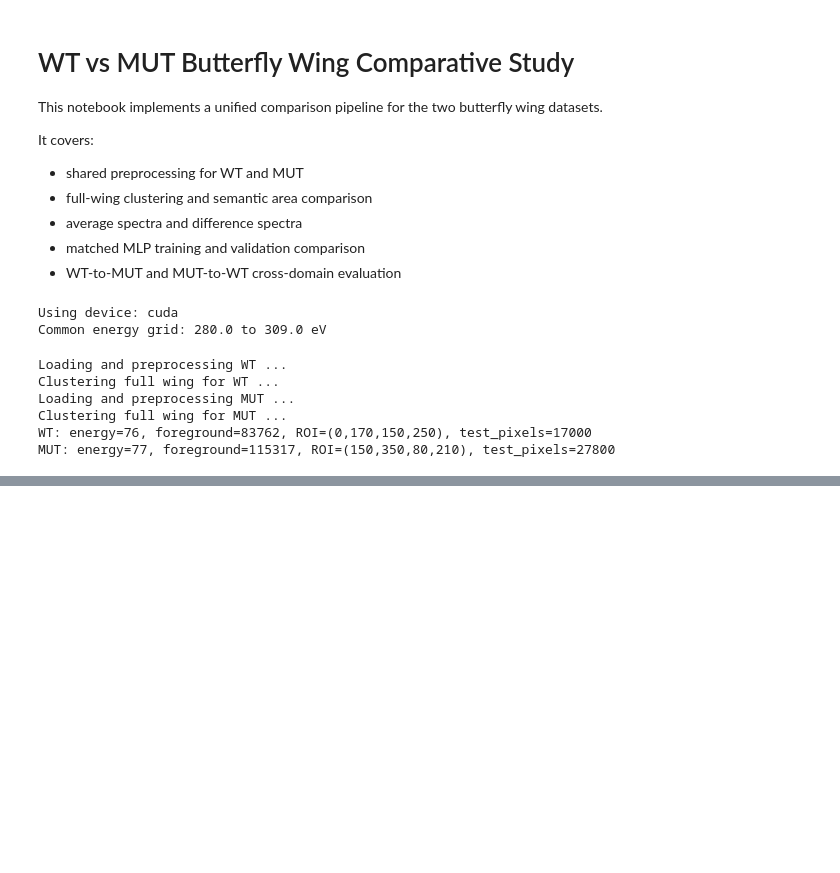
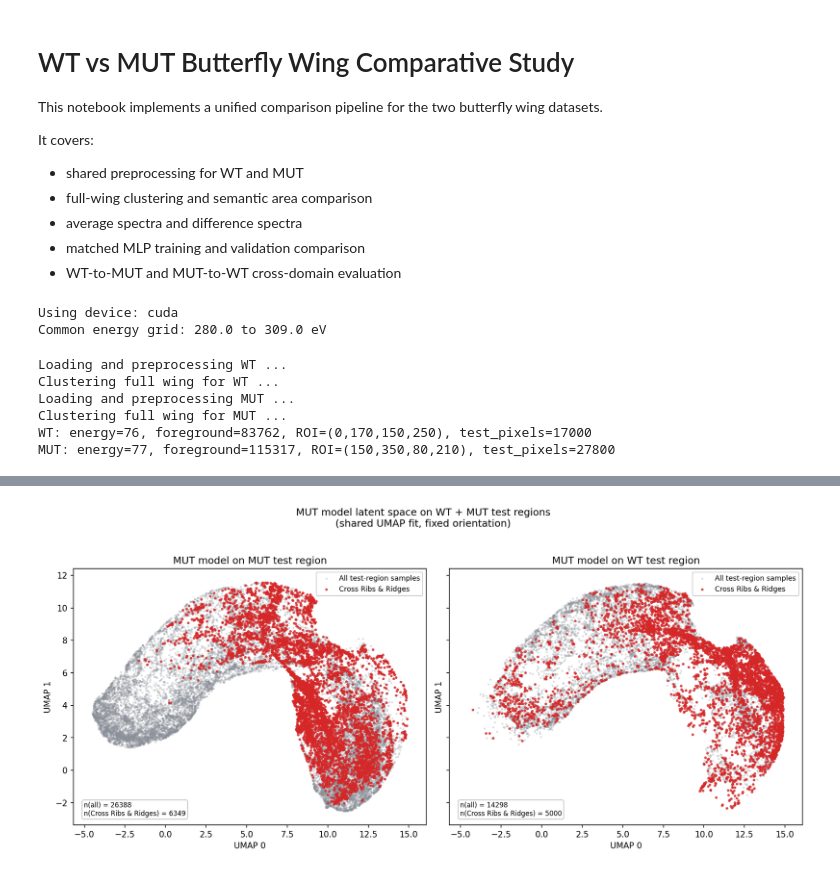
Before and after one commit to liuyanhan0627/Butterfly, a Jupyter notebook: wt_mut_study.ipynb, the cells around one changed output, grey strips where cells are left out. Cells and saved outputs as stored; diff of their text form; code cells hidden in the pictures; blank space fills up the shorter version.

```diff
--- a/wt_mut_study.ipynb
+++ b/wt_mut_study.ipynb
@@ -793,8 +798,8 @@ for ax, (domain_name, title) in zip(axes, panel_specs):
         mut_latent_2d[domain_mask, 0],
         mut_latent_2d[domain_mask, 1],
         s=6,
-        alpha=0.18,
-        color="#9AA0A6",
+        alpha=0.30,
+        color="#8A8F98",
         linewidths=0,
         label="All test-region samples",
     )
@@ -807,32 +812,34 @@ for ax, (domain_name, title) in zip(axes, panel_specs):
         linewidths=0,
         label=highlight_class_name,
     )
 
     ax.set_title(title)
     ax.set_xlabel("UMAP 0")
     ax.set_ylabel("UMAP 1")
     ax.set_xlim(x_min - pad_x, x_max + pad_x)
     ax.set_ylim(y_min - pad_y, y_max + pad_y)
     ax.set_aspect("equal", adjustable="box")
 
     legend = ax.legend(loc="upper right", fontsize=8.5, frameon=True)
     legend.get_frame().set_alpha(0.95)
     ax.text(
         0.03,
         0.03,
         f"n(all) = {int(domain_mask.sum())}\nn({highlight_class_name}) = {int(highlight_mask.sum())}",
         transform=ax.transAxes,
         fontsize=8,
         va="bottom",
         ha="left",
         bbox=dict(boxstyle="round,pad=0.28", facecolor="white", alpha=0.90, edgecolor="0.75"),
     )
 
 fig.suptitle(
     "MUT model latent space on WT + MUT test regions\n(shared UMAP fit, fixed orientation)",
     y=1.02,
 )
 plt.tight_layout()
 plt.show()
+# %% [output]
+[figure, added]
 # %%
 # --------------------------------------------------
```
Also changed, not shown: parts of 2 cells of this notebook.
